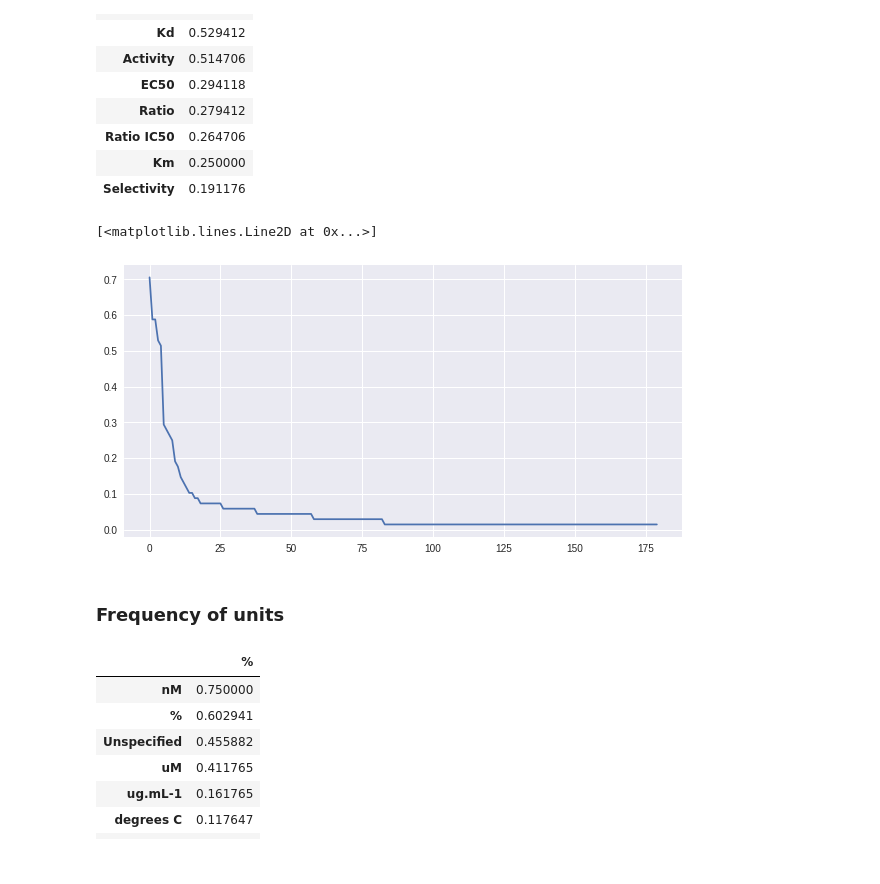
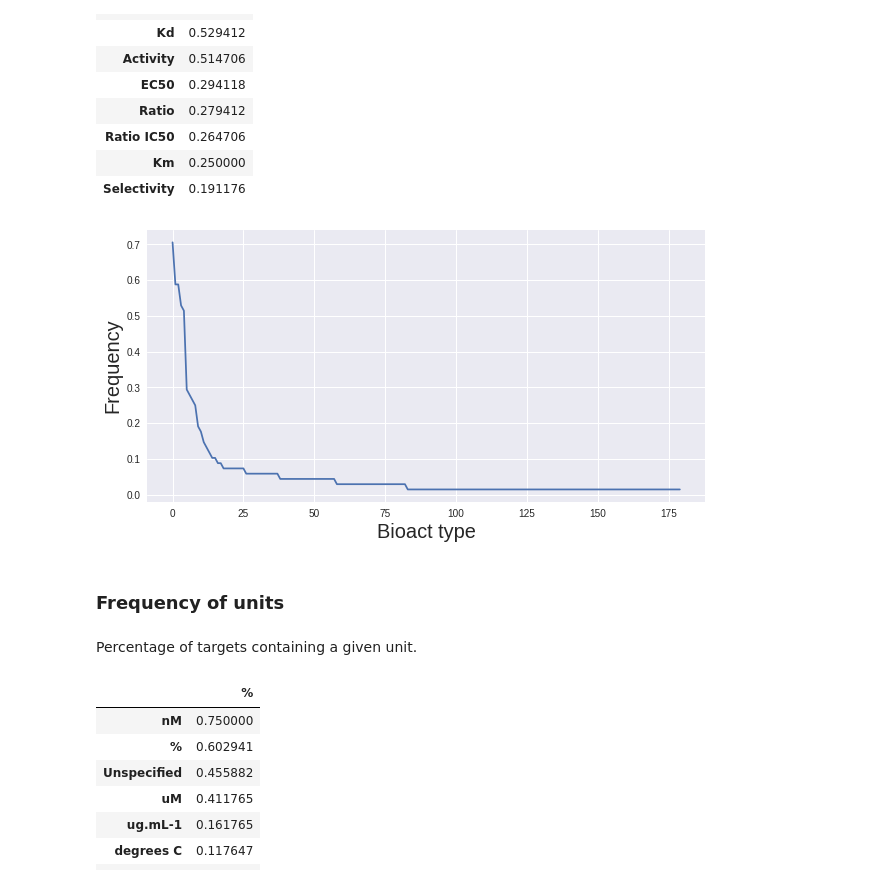
Before and after one commit to amrhamedp/PDBbind_ligand_based, a Jupyter notebook: ChEMBL_analysis.ipynb, the cells around one changed output. Drawn from its saved outputs; the diff is of its cells as text; code cells hidden in the pictures.

```diff
--- a/ChEMBL_analysis.ipynb
+++ b/ChEMBL_analysis.ipynb
@@ -122,12 +152,15 @@ frequency_bioact.head(10)
 | Selectivity | 0.191176 |
 # %%
 plt.figure(figsize=((10, 5)))
-plt.plot(frequency_bioact['%'].values)
+plt.xlabel('Bioact type', fontsize=20)
+plt.ylabel('Frequency', fontsize=20)
+plt.plot(frequency_bioact['%'].values);
 # %% [output]
-[<matplotlib.lines.Line2D at 0x...>]
-[figure, old version]
+[figure, new version]
 # %% [markdown]
 <h3>Frequency of units</h3>
+# %% [markdown]
+Percentage of targets containing a given unit.
 # %%
 all_units = chembl.find_all_units(uniprot_ids, directory)
 frequency_units = {}
```
Also changed, not shown: parts of 19 cells of this notebook, 1 other file.
